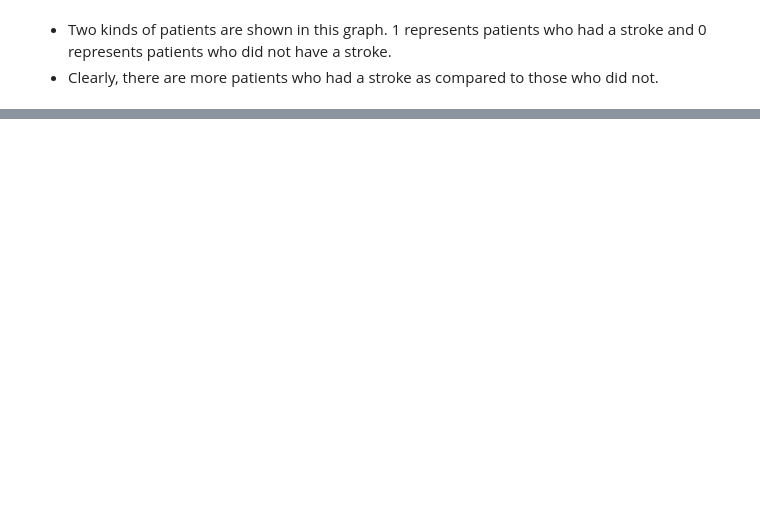
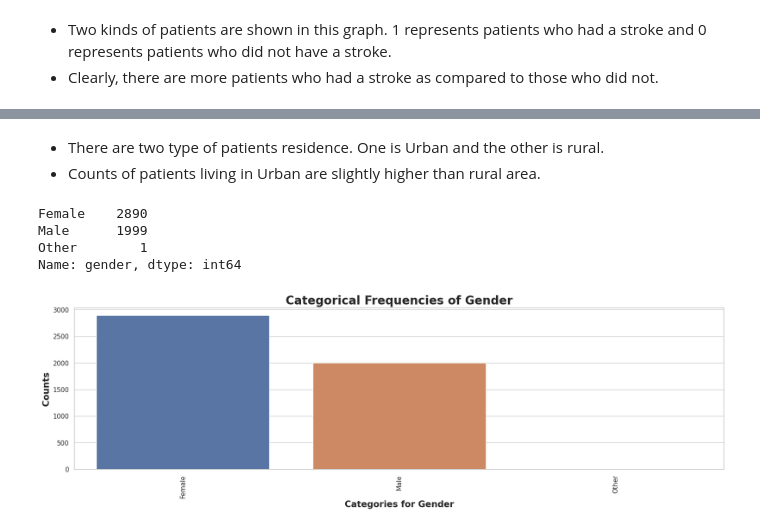
Before and after one commit to amnamalik1993/Stroke-Prediction, a Jupyter notebook: Project_2_Part_2.ipynb, the cells around one changed output, grey strips where cells are left out. Cells and saved outputs as stored; diff of their text form; code cells hidden in the pictures; blank space fills up the shorter version.

```diff
--- a/Project_2_Part_2.ipynb
+++ b/Project_2_Part_2.ipynb
@@ -438,0 +495,12 @@ plt.xlabel('stroke');
+# %% [markdown]
+*   There are two type of patients residence. One is Urban and the other is rural.
+*   Counts of patients living in Urban are slightly higher than rural area.
+# %%
+fig, ax = plot_bar(df, 'gender', 'Gender')
+print(df['gender'].value_counts())
+# %% [output]
+Female    2890
+Male      1999
+Other        1
+Name: gender, dtype: int64
+[figure, added]
```
Also changed, not shown: parts of 22 cells of this notebook.
